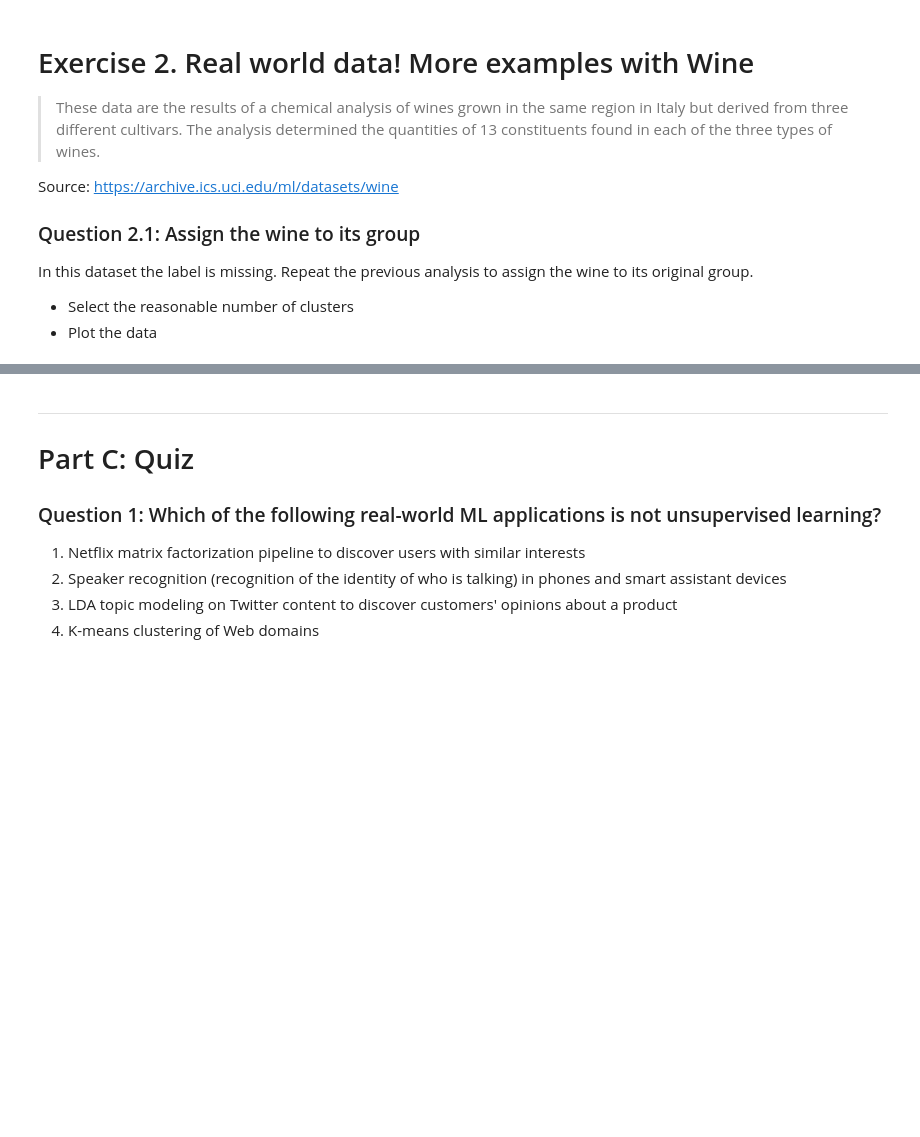
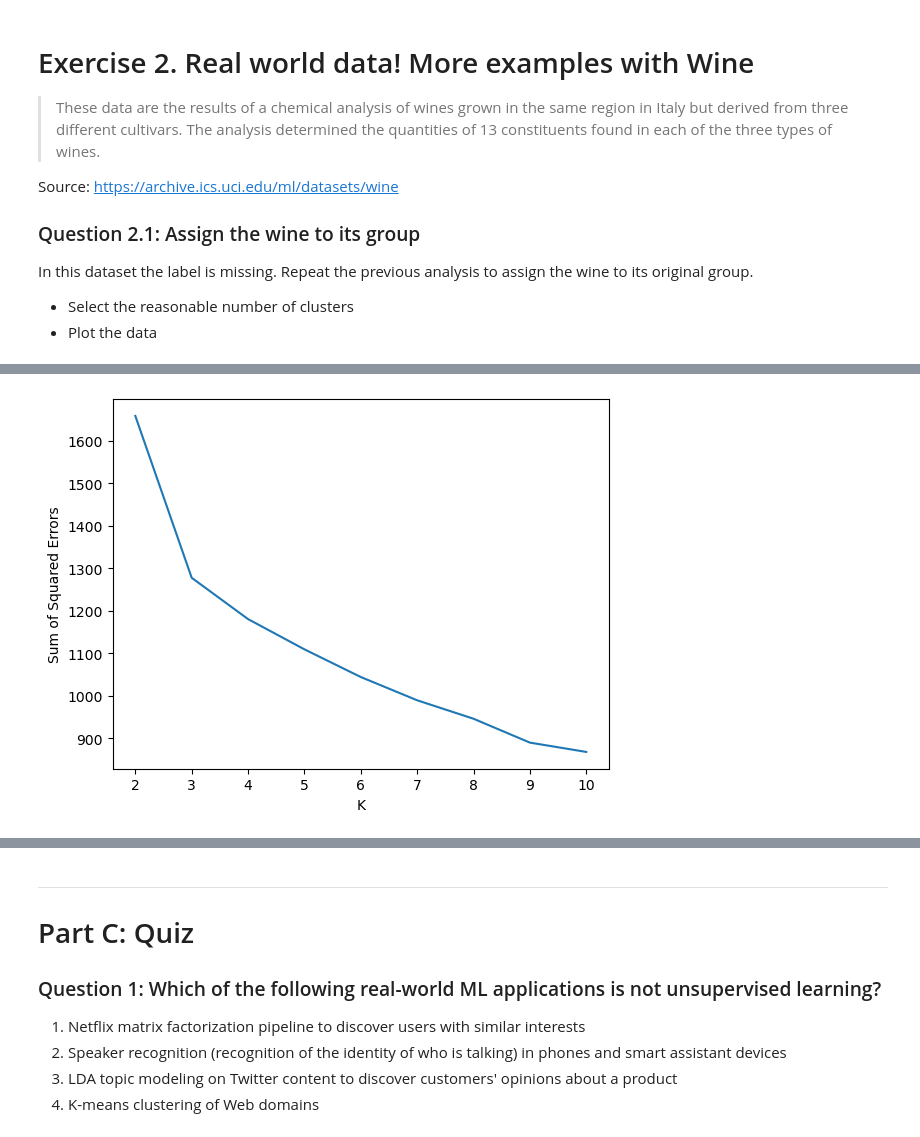
Before and after one commit to SebastianReidy/2022, a Jupyter notebook: Tutorials/08 - Unsupervised learning/Unsupervised_Learning.ipynb, the cells around one changed output, grey strips where cells are left out. Drawn from its saved outputs; the diff is of its cells as text; code cells hidden in the pictures; blank space fills up the shorter version.

```diff
--- a/Tutorials/08 - Unsupervised learning/Unsupervised_Learning.ipynb
+++ b/Tutorials/08 - Unsupervised learning/Unsupervised_Learning.ipynb
@@ -409,0 +417,6 @@ wine.head()
+# %%
+# SOLUTION: we have to remove the mean an the variance first to be able to use the standard scaler
+wine_scaled = StandardScaler().fit(wine).transform(wine)
+plot_sse(wine_scaled)
+# %% [output]
+[figure, added]
```
Also changed, not shown: parts of 4 cells of this notebook.
